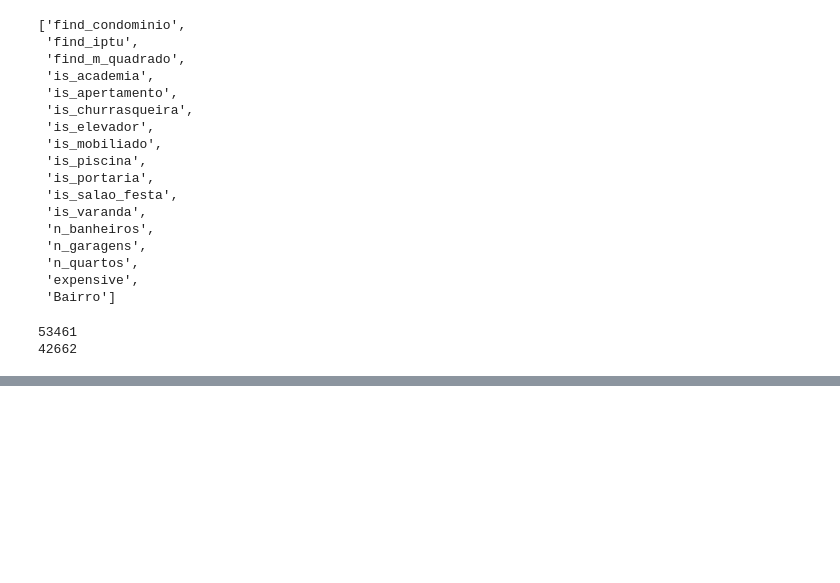
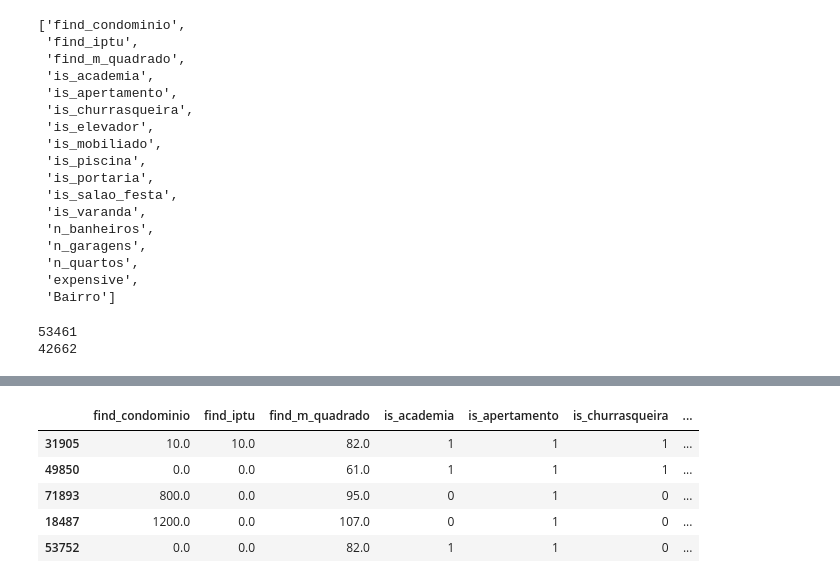
Before and after one commit to Edu-p/interp-conf-ml, a Jupyter notebook: notebooks/preprocessing_data.ipynb, the cells around one changed output, grey strips where cells are left out. Saved outputs shown, nothing was run; the diff lists cells and outputs as text; code cells hidden in the pictures; blank space fills up the shorter version.

```diff
--- a/notebooks/preprocessing_data.ipynb
+++ b/notebooks/preprocessing_data.ipynb
@@ -135,3 +135,12 @@ df_0.describe()
+# %%
+df_0.head()
+# %% [output]
+|  | find_condominio | find_iptu | find_m_quadrado | is_academia | is_apertamento | is_churrasqueira | ... |
+| 31905 | 10.0 | 10.0 | 82.0 | 1 | 1 | 1 | ... |
+| 49850 | 0.0 | 0.0 | 61.0 | 1 | 1 | 1 | ... |
+| 71893 | 800.0 | 0.0 | 95.0 | 0 | 1 | 0 | ... |
+| 18487 | 1200.0 | 0.0 | 107.0 | 0 | 1 | 0 | ... |
+| 53752 | 0.0 | 0.0 | 82.0 | 1 | 1 | 0 | ... |
 # %%
 !cd
 # %% [output]
```
Also changed, not shown: parts of 3 cells of this notebook, 1 other file.
